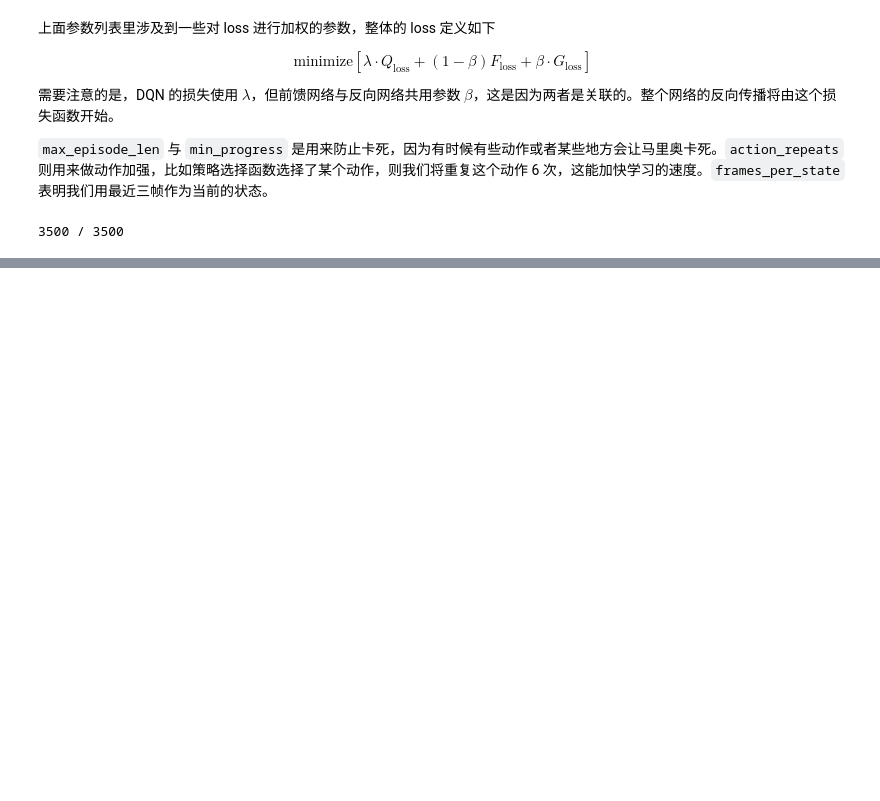
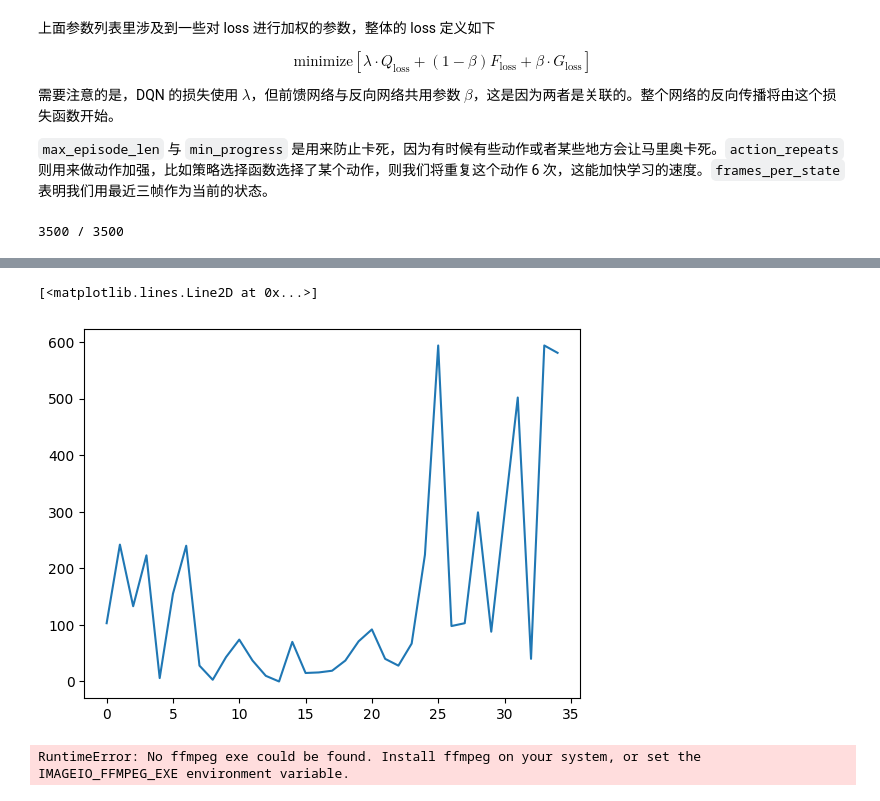
Before and after one commit to Aquietzero/ai-playground, a Jupyter notebook: reinforcement_learning/mario_with_intrinsic_curiosity_module.ipynb, the cells around one changed output, grey strips where cells are left out. Cells and saved outputs as stored; diff of their text form; code cells hidden in the pictures; blank space fills up the shorter version.

Commit message:
add: mario video

```diff
--- a/reinforcement_learning/mario_with_intrinsic_curiosity_module.ipynb
+++ b/reinforcement_learning/mario_with_intrinsic_curiosity_module.ipynb
@@ -393 +383,7 @@ plt.show()
 [figure]
+# %%
+plt.figure()
+plt.plot(np.array(ep_lengths), label='episode length')
+# %% [output]
+[<matplotlib.lines.Line2D at 0x...>]
+[figure, added]
@@ -393,0 +394,26 @@ plt.show()
+# %%
+import imageio
+
+Qmodel.load_state_dict(torch.load('../results/mario_with_icm/qmodel'))
+
+eps = 0.1
+done = True
+state_deque = deque(maxlen=params['frames_per_state'])
+env = get_env('rgb_array')
+writer = imageio.get_writer('test.mp4', fps=20)
+for step in range(5):
+    if done:
+        env.reset()
+        state1 = prepare_initial_state(env.render())
+    q_val_pred = Qmodel(state1)
+    action = int(policy(q_val_pred, eps))
+    state2, reward, done, truncated, info = env.step(action)
+    state2 = prepare_multi_state(state1, state2)
+    state1 = state2
+    frame = env.render()
+    imageio.imwrite('tmp.png', frame)
+    writer.append_data(imageio.imread('tmp.png'))
+env.close()
+writer.close()
+# %% [output]
+RuntimeError: No ffmpeg exe could be found. Install ffmpeg on your system, or set the IMAGEIO_FFMPEG_EXE environment variable.
```
Also changed, not shown: parts of 2 cells of this notebook, 1 other file.
